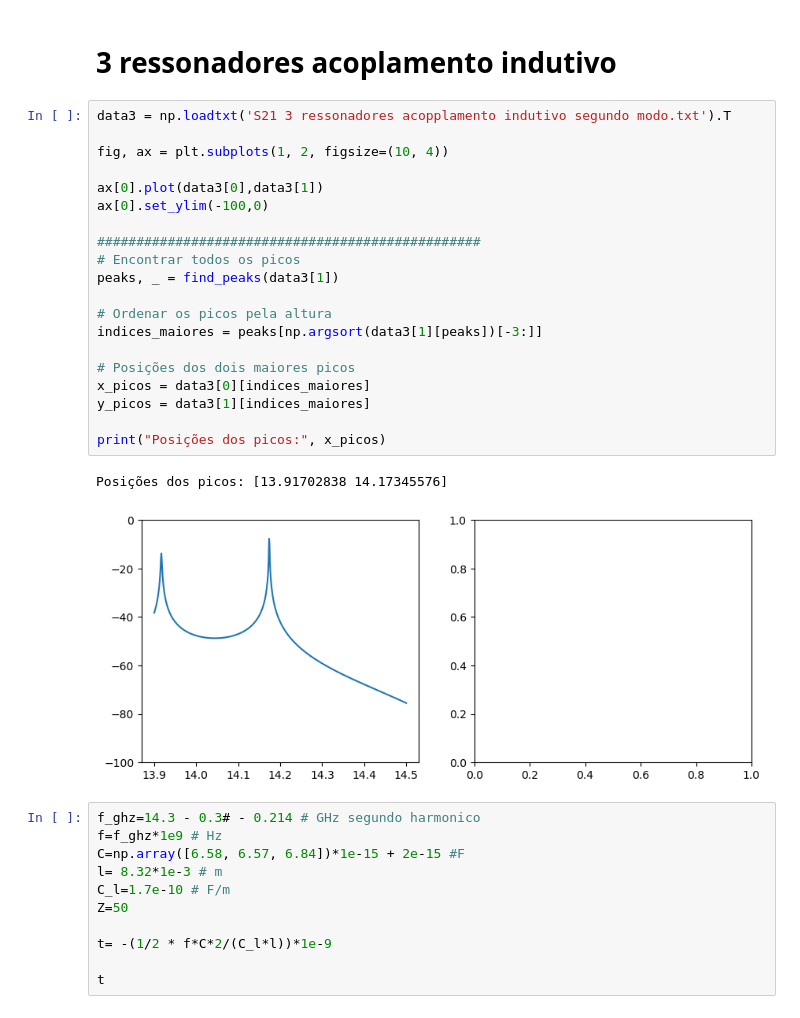
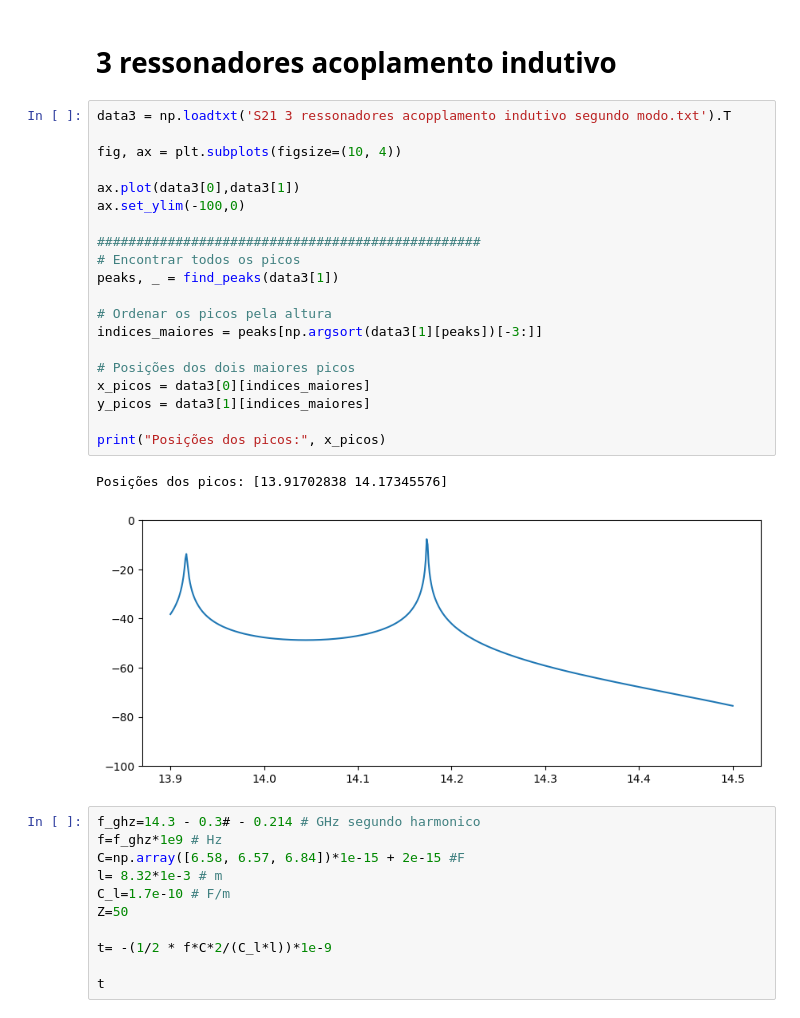
Before and after one commit to ScM-Edh/Projeto-Valentina, a Jupyter notebook: Ressonadores acoplados indutivamente/Aalises.ipynb, the cells around one changed output. Saved outputs shown, nothing was run; the diff lists cells and outputs as text.

```diff
--- a/Ressonadores acoplados indutivamente/Aalises.ipynb
+++ b/Ressonadores acoplados indutivamente/Aalises.ipynb
@@ -79,26 +129,26 @@ plt.xlim(4.8,5)
 # %%
 data3 = np.loadtxt('S21 3 ressonadores acopplamento indutivo segundo modo.txt').T
 
-fig, ax = plt.subplots(1, 2, figsize=(10, 4))
+fig, ax = plt.subplots(figsize=(10, 4))
 
-ax[0].plot(data3[0],data3[1])
-ax[0].set_ylim(-100,0)
+ax.plot(data3[0],data3[1])
+ax.set_ylim(-100,0)
 
 #################################################
 # Encontrar todos os picos
 peaks, _ = find_peaks(data3[1])
 
 # Ordenar os picos pela altura
 indices_maiores = peaks[np.argsort(data3[1][peaks])[-3:]]
 
 # Posições dos dois maiores picos
 x_picos = data3[0][indices_maiores]
 y_picos = data3[1][indices_maiores]
 
 print("Posições dos picos:", x_picos)
 # %% [output]
 Posições dos picos: [13.91702838 14.17345576]
-[figure, old version]
+[figure, new version]
 # %%
 f_ghz=14.3 - 0.3# - 0.214 # GHz segundo harmonico
 f=f_ghz*1e9 # Hz
```
Also changed, not shown: parts of 6 cells of this notebook, 3 other files.
